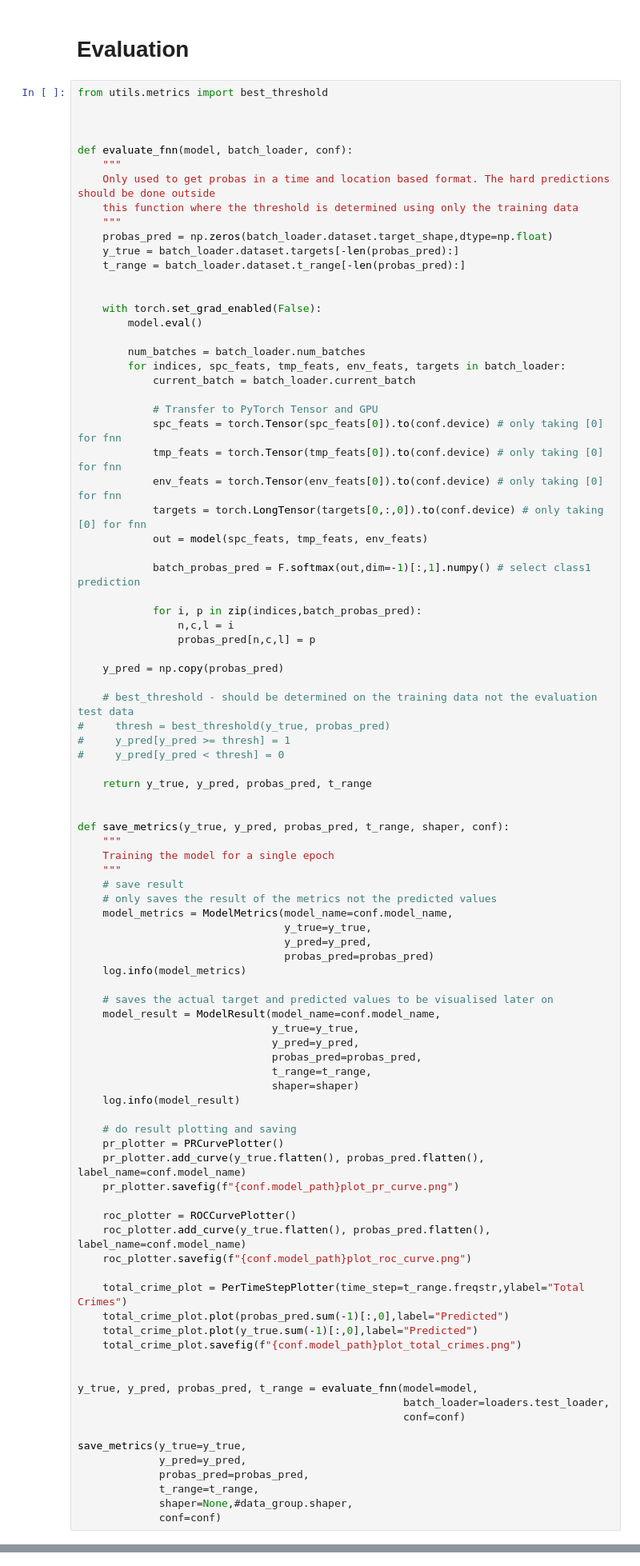
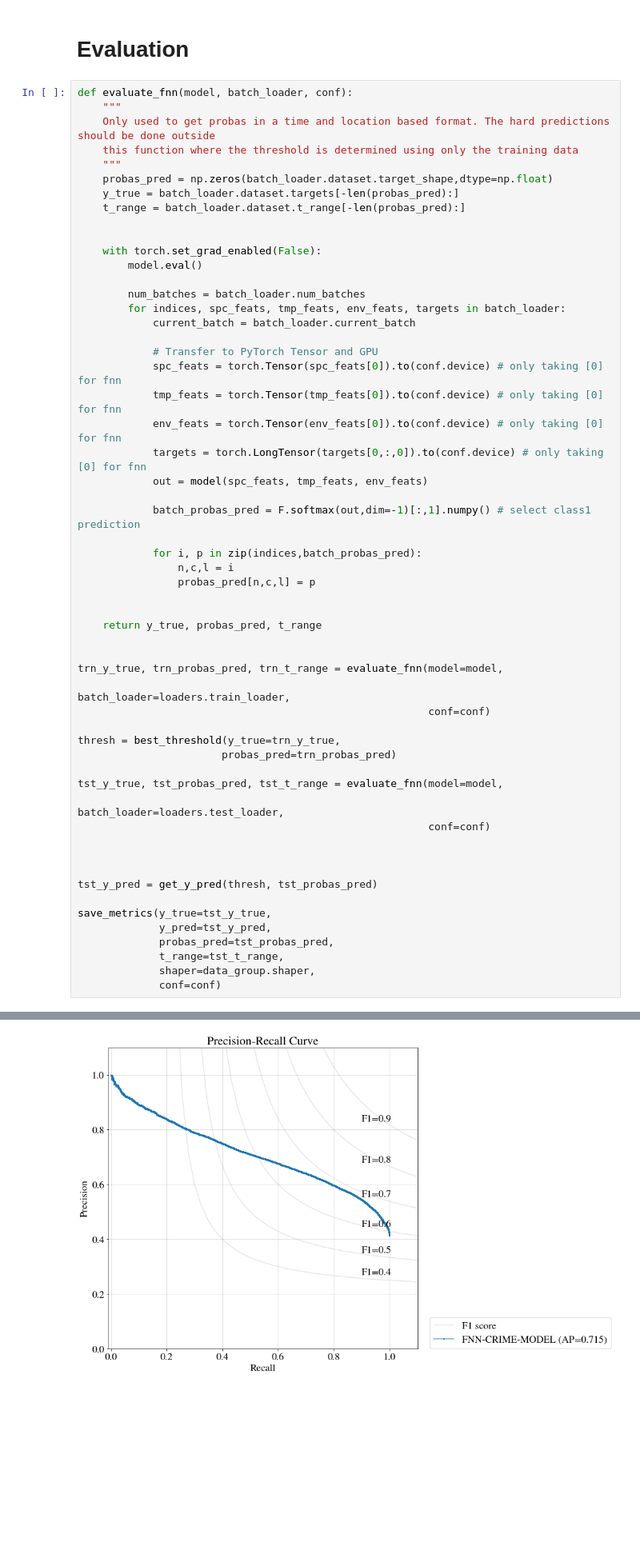
Before and after one commit to bernsblack/masters, a Jupyter notebook: run_kang_fnn_model.ipynb, the cells around one changed output, grey strips where cells are left out. Shown: that part at 80% size. Drawn from its saved outputs; the diff is of its cells as text; blank space fills up the shorter version.

```diff
--- a/run_kang_fnn_model.ipynb
+++ b/run_kang_fnn_model.ipynb
@@ -231,10 +255,6 @@ log.getLogger().setLevel("INFO")
 # %% [markdown]
 # Evaluation
 # %%
-from utils.metrics import best_threshold
-
-
-
 def evaluate_fnn(model, batch_loader, conf):
     """
     Only used to get probas in a time and location based format. The hard predictions should be done outside
@@ -265,59 +285,29 @@ def evaluate_fnn(model, batch_loader, conf):
                 n,c,l = i
                 probas_pred[n,c,l] = p
 
-    y_pred = np.copy(probas_pred)
 
-    # best_threshold - should be determined on the training data not the evaluation test data
-#     thresh = best_threshold(y_true, probas_pred)
-#     y_pred[y_pred >= thresh] = 1
-#     y_pred[y_pred < thresh] = 0
-
-    return y_true, y_pred, probas_pred, t_range
+    return y_true, probas_pred, t_range
 
 
-def save_metrics(y_true, y_pred, probas_pred, t_range, shaper, conf):
-    """
-    Training the model for a single epoch
-    """
-    # save result
-    # only saves the result of the metrics not the predicted values
-    model_metrics = ModelMetrics(model_name=conf.model_name,
-                                 y_true=y_true,
-                                 y_pred=y_pred,
-                                 probas_pred=probas_pred)
-    log.info(model_metrics)
+trn_y_true, trn_probas_pred, trn_t_range = evaluate_fnn(model=model,
+                                                        batch_loader=loaders.train_loader,
+                                                        conf=conf)
 
-    # saves the actual target and predicted values to be visualised later on
-    model_result = ModelResult(model_name=conf.model_name,
-                               y_true=y_true,
-                               y_pred=y_pred,
-                               probas_pred=probas_pred,
-                               t_range=t_range,
-                               shaper=shaper)
-    log.info(model_result)
+thresh = best_threshold(y_true=trn_y_true,
+                       probas_pred=trn_probas_pred)
 
-    # do result plotting and saving
-    pr_plotter = PRCurvePlotter()
-    pr_plotter.add_curve(y_true.flatten(), probas_pred.flatten(), label_name=conf.model_name)
-    pr_plotter.savefig(f"{conf.model_path}plot_pr_curve.png")
-
-    roc_plotter = ROCCurvePlotter()
-    roc_plotter.add_curve(y_true.flatten(), probas_pred.flatten(), label_name=conf.model_name)
-    roc_plotter.savefig(f"{conf.model_path}plot_roc_curve.png")
-
-    total_crime_plot = PerTimeStepPlotter(time_step=t_range.freqstr,ylabel="Total Crimes")
-    total_crime_plot.plot(probas_pred.sum(-1)[:,0],label="Predicted")
-    total_crime_plot.plot(y_true.sum(-1)[:,0],label="Predicted")
-    total_crime_plot.savefig(f"{conf.model_path}plot_total_crimes.png")
+tst_y_true, tst_probas_pred, tst_t_range = evaluate_fnn(model=model,
+                                                        batch_loader=loaders.test_loader,
+                                                        conf=conf)
 
 
-y_true, y_pred, probas_pred, t_range = evaluate_fnn(model=model,
-                                                    batch_loader=loaders.test_loader,
-                                                    conf=conf)
 
-save_metrics(y_true=y_true,
-             y_pred=y_pred,
-             probas_pred=probas_pred,
-             t_range=t_range,
-             shaper=None,#data_group.shaper,
+tst_y_pred = get_y_pred(thresh, tst_probas_pred)
+
+save_metrics(y_true=tst_y_true,
+             y_pred=tst_y_pred,
+             probas_pred=tst_probas_pred,
+             t_range=tst_t_range,
+             shaper=data_group.shaper,
              conf=conf)
+# %% [output]
@@ -323,0 +331 @@ save_metrics(y_true=y_true,
+[figure, added]
```
Also changed, not shown: parts of 14 cells of this notebook, 4 other files.
